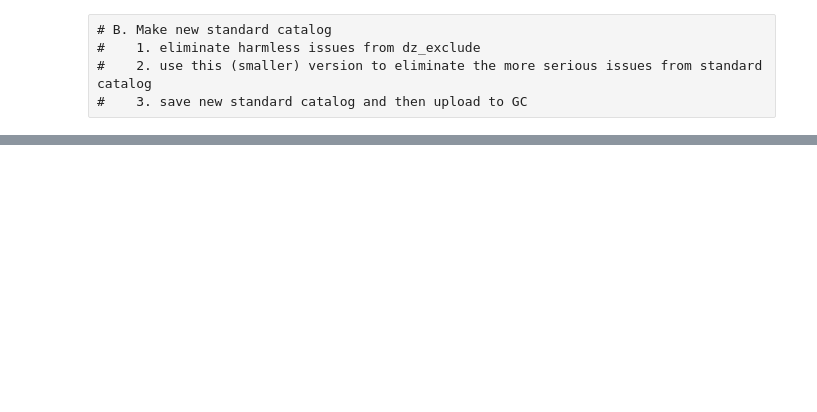
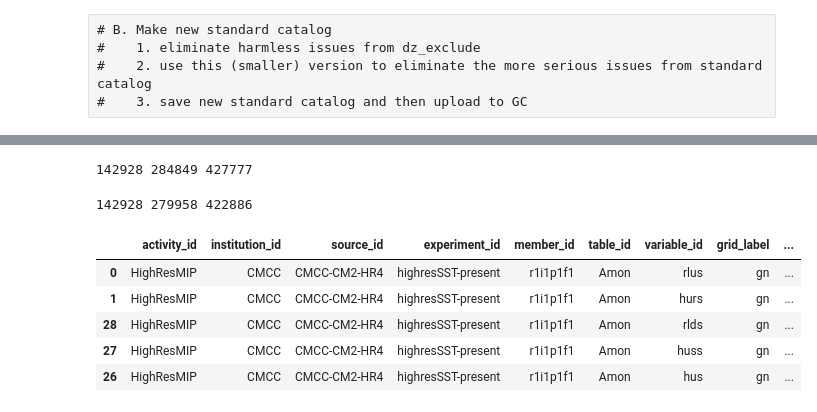
Before and after one commit to naomi-henderson/cmip6collect2, a Jupyter notebook: MakeCloudCat.ipynb, the cells around one changed output, grey strips where cells are left out. Saved outputs shown, nothing was run; the diff lists cells and outputs as text; code cells hidden in the pictures; blank space fills up the shorter version.

Commit message:
general cleanup after restructuring of gs://cmip6

```diff
--- a/MakeCloudCat.ipynb
+++ b/MakeCloudCat.ipynb
@@ -205,12 +184,11 @@ array(['20200225', '20200311', '20201129', '20200312', '20200310',
 # A. Make new noQC catalog
 #    5. using vstore=zstore+version, update dz_new with status, severity and url columns
 
-# combine zstore and version
-dz_new['vstore'] = dz_new.apply(lambda row: row.zstore + 'v' + str(row.version.split('/')[-1]), axis = 1)
+# this can be made much more efficient - with merge, etc
 
 # Find vstores (= zstore+version) in dz_GC which have issues at ES-DOC
-set_A = set(sorted(list(dz_new.vstore.values)))
-set_B = set(sorted(list(dz_exclude.vstore.values)))
+set_A = set(sorted(list(dz_GC.zstore.values)))
+set_B = set(sorted(list(dz_exclude.zstore.values)))
 
 in_both = sorted(list(set_A.intersection(set_B)))
 print(len(set_A),len(set_B),len(in_both))
@@ -218,10 +196,10 @@ print(len(set_A),len(set_B),len(in_both))
 status = []
 severity = []
 url = []
-for index, row in dz_new.iterrows():
-    vstore = row.vstore
-    if vstore in in_both:
-        dze = dz_exclude[dz_exclude.vstore==vstore]
+for index, row in dz_GC.iterrows():
+    zstore = row.zstore
+    if zstore in in_both:
+        dze = dz_exclude[dz_exclude.zstore==zstore]
         status += [dze.status.values[0]]
         severity += [dze.severity.values[0]]
         url += [dze.issue_url.values[0]]
@@ -230,7 +208,7 @@ for index, row in dz_new.iterrows():
         severity += ['none']
         url += ['none']
 
-dz_new['status'] = status
-dz_new['severity'] = severity
-dz_new['issue_url'] = url
+dz_GC['status'] = status
+dz_GC['severity'] = severity
+dz_GC['issue_url'] = url
 # %% [output]
@@ -316 +303,49 @@ print(len(dz_orig),len(dfcat))
+# %%
+# Combine the two catalogs - dropping the old url even if it still exists
+#   - put in MakeCloudCat.ipynb just before saving new '-noQC' catalog and then again just before saving standard catalog
+
+df_type1 = pd.read_csv('csv1/pangeo-cmip6-noQC.csv', dtype='unicode')
+df_type1['vstore'] = df_type1.apply(lambda row: row.zstore + 'v' + str(row.version) + '/', axis = 1)
+#print(len(df_type1[df_type1.version.str.contains('/')]))
+df_type2 = pd.read_csv('csv2/pangeo-cmip6-noQC.csv', dtype='unicode')
+df_type2['vstore'] = df_type2.apply(lambda row: row.zstore.replace('/CMIP6/','/'), axis = 1)
+#print(len(df_type2[df_type2.version.str.contains('/')]))
+
+df_both = pd.concat([df_type1,df_type2])
+df_both = df_both.drop_duplicates(subset =["vstore"],keep='last').drop('vstore',1)
+
+# ONLY WANT THE LATEST VERSION IN THE CATALOG
+df_both['cstore'] = df_both.apply(lambda row: row.zstore.split('gs://cmip6/')[-1].split('CMIP6/')[-1].split('v20')[0], axis = 1)
+df_both = df_both.sort_values(by=['version'])
+df_both = df_both.drop_duplicates(subset =["cstore"],keep='last').drop('cstore',1)
+df_both = df_both[df_both.version != 'unknown']
+
+df_both.to_csv('csv/pangeo-cmip6-noQC.csv', mode='w+', index=False)
+
+print(len(df_type1),len(df_type2),len(df_both))
+# %% [output]
+142928 284849 427777
+# %%
+# Combine the two catalogs - dropping the old url even if it still exists
+#   - put in MakeCloudCat.ipynb just before saving new '-noQC' catalog and then again just before saving standard catalog
+
+df_type1 = pd.read_csv('csv1/pangeo-cmip6.csv', dtype='unicode')
+df_type1['vstore'] = df_type1.apply(lambda row: row.zstore + 'v' + str(row.version) + '/', axis = 1)
+df_type2 = pd.read_csv('csv2/pangeo-cmip6.csv', dtype='unicode')
+df_type2['vstore'] = df_type2.apply(lambda row: row.zstore.replace('/CMIP6/','/'), axis = 1)
+
+df_both = pd.concat([df_type1,df_type2])
+df_both = df_both.drop_duplicates(subset =["vstore"],keep='last').drop('vstore',1)
+
+# ONLY WANT THE LATEST VERSION IN THE CATALOG
+df_both['cstore'] = df_both.apply(lambda row: row.zstore.split('gs://cmip6/')[-1].split('CMIP6/')[-1].split('v20')[0], axis = 1)
+df_both = df_both.sort_values(by=['version'])
+df_both = df_both.drop_duplicates(subset =["cstore"],keep='last').drop('cstore',1)
+df_both = df_both[df_both.version != 'unknown']
+
+df_both.to_csv('csv/pangeo-cmip6.csv', mode='w+', index=False)
+
+print(len(df_type1),len(df_type2),len(df_both))
+# %% [output]
+142928 279958 422886
 # %%
@@ -328,0 +372,9 @@ dz_orig.drop(['status','severity','issue_url'],1).to_csv('csv1/pangeo-cmip6.csv'
+# %%
+df_both.head()
+# %% [output]
+|  | activity_id | institution_id | source_id | experiment_id | member_id | table_id | variable_id | grid_label | ... |
+| 0 | HighResMIP | CMCC | CMCC-CM2-HR4 | highresSST-present | r1i1p1f1 | Amon | rlus | gn | ... |
+| 1 | HighResMIP | CMCC | CMCC-CM2-HR4 | highresSST-present | r1i1p1f1 | Amon | hurs | gn | ... |
+| 28 | HighResMIP | CMCC | CMCC-CM2-HR4 | highresSST-present | r1i1p1f1 | Amon | rlds | gn | ... |
+| 27 | HighResMIP | CMCC | CMCC-CM2-HR4 | highresSST-present | r1i1p1f1 | Amon | huss | gn | ... |
+| 26 | HighResMIP | CMCC | CMCC-CM2-HR4 | highresSST-present | r1i1p1f1 | Amon | hus | gn | ... |
```
Also changed, not shown: parts of 30 cells of this notebook, 12 other files.
